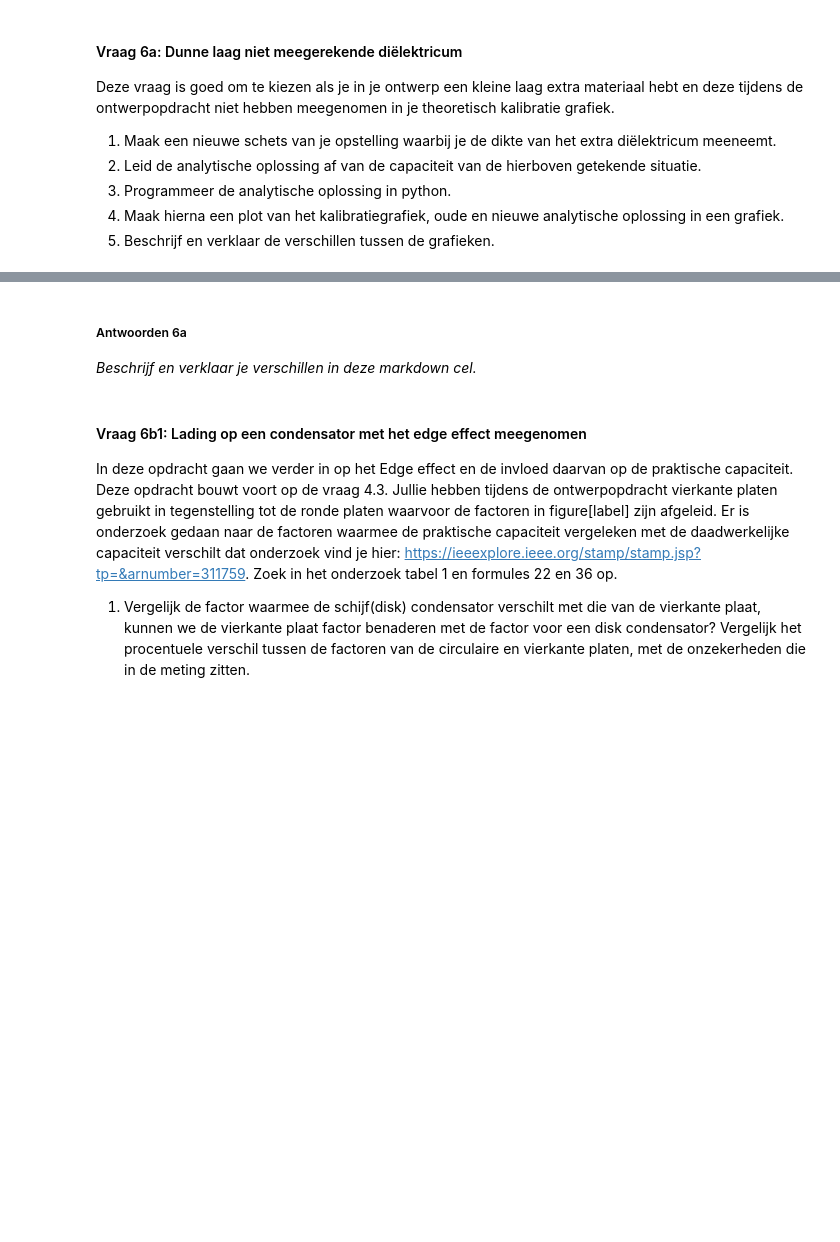
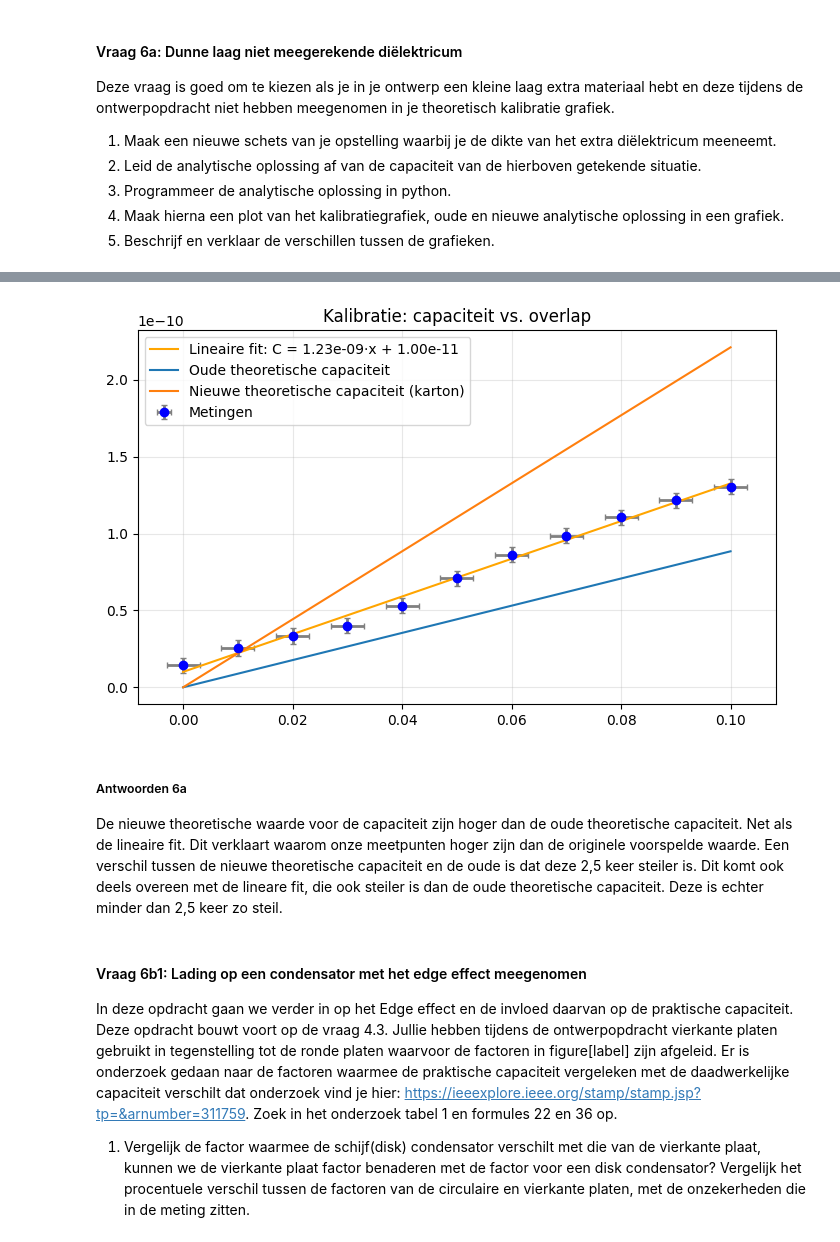
Before and after one commit to meinedb/Meine-opdrachten-DEF-D, a Jupyter notebook: DigitaleOntwerpopdrachten/1CondensatorOpdracht/CondensatorOntwerpopdracht.ipynb, the cells around one changed output, grey strips where cells are left out. Drawn from its saved outputs; the diff is of its cells as text; code cells hidden in the pictures; blank space fills up the shorter version.

```diff
--- a/DigitaleOntwerpopdrachten/1CondensatorOpdracht/CondensatorOntwerpopdracht.ipynb
+++ b/DigitaleOntwerpopdrachten/1CondensatorOpdracht/CondensatorOntwerpopdracht.ipynb
@@ -845,14 +844,58 @@ Deze vraag is goed om te kiezen als je in je ontwerp een kleine laag extra mater
 # %%
-# Schrijf hier de code voor je oplossing. Gebruik hier je eerder gemaakte functies
-# def condensator_extra_laag(#jouw variabelen): # Schrijf hier jouw functie
-    ## je functie
+import numpy as np
+import matplotlib.pyplot as plt
 
 
-### Maak hier je plot
+
+# Ontwerpgrafiek
+eps = 8.85e-12 # F/m
+
+def capacity(r, d, eps):
+    return eps * r*0.1 / d
+
+eps_karton = 2.5
+
+r = np.linspace(0, 0.1, 100) # m^2
+d= 0.001
+
+
+
+# Data
+metingen = np.array([14.2, 25.5, 33.3, 40.1, 53.1, 70.8, 86.4, 98.6, 110.6, 121.7, 130.6]) # pF
+afstand = np.array([0, 1, 2, 3, 4, 5, 6, 7, 8, 9, 10]) # cm
+
+# Meetfout
+afstand_fout = 0.3 # cm
+metingen_fout = 5 # pF
+
+# Conversie
+metingen_F = metingen * 1e-12 # omzetten van pF naar F
+afstand_m = afstand * 1e-2 # omzetten van cm naar m
+
+# Lineaire fit: C = a*x + b
+a, b = np.polyfit(afstand_m, metingen_F, 1)
+
+# Fit-curve
+x_fit = np.linspace(afstand_m.min(), afstand_m.max(), 200)
+y_fit = a * x_fit + b
+
+# Plot
+plt.figure(figsize=(7, 4.5))
+plt.errorbar(afstand_m, metingen_F, xerr=afstand_fout*1e-2, yerr=metingen_fout*1e-12, fmt='o', label="Metingen", color="blue", ecolor="gray", elinewidth=2, capsize=2)
+plt.plot(x_fit, y_fit, label=f"Lineaire fit: C = {a:.2e}·x + {b:.2e}", color="orange")
+plt.plot(r, capacity(r, d, eps), label="Oude theoretische capaciteit")
+plt.plot(r, capacity(r, d, eps*eps_karton), label="Nieuwe theoretische capaciteit (karton)")
+plt.title("Kalibratie: capaciteit vs. overlap")
+plt.grid(True, alpha=0.3)
+plt.legend()
+plt.tight_layout()
+plt.show()
+# %% [output]
+[figure, added]
 # %% [markdown]
 ##### Antwoorden 6a
 
-*Beschrijf en verklaar je verschillen in deze markdown cel.*
+De nieuwe theoretische waarde voor de capaciteit zijn hoger dan de oude theoretische capaciteit. Net als de lineaire fit. Dit verklaart waarom onze meetpunten hoger zijn dan de originele voorspelde waarde. Een verschil tussen de nieuwe theoretische capaciteit en de oude is dat deze 2,5 keer steiler is. Dit komt ook deels overeen met de lineare fit, die ook steiler is dan de oude theoretische capaciteit. Deze is echter minder dan 2,5 keer zo steil.
 # %% [markdown]
 #### Vraag 6b1: Lading op een condensator met het edge effect meegenomen
 
```
Also changed, not shown: parts of 3 cells of this notebook, 2 other files.
